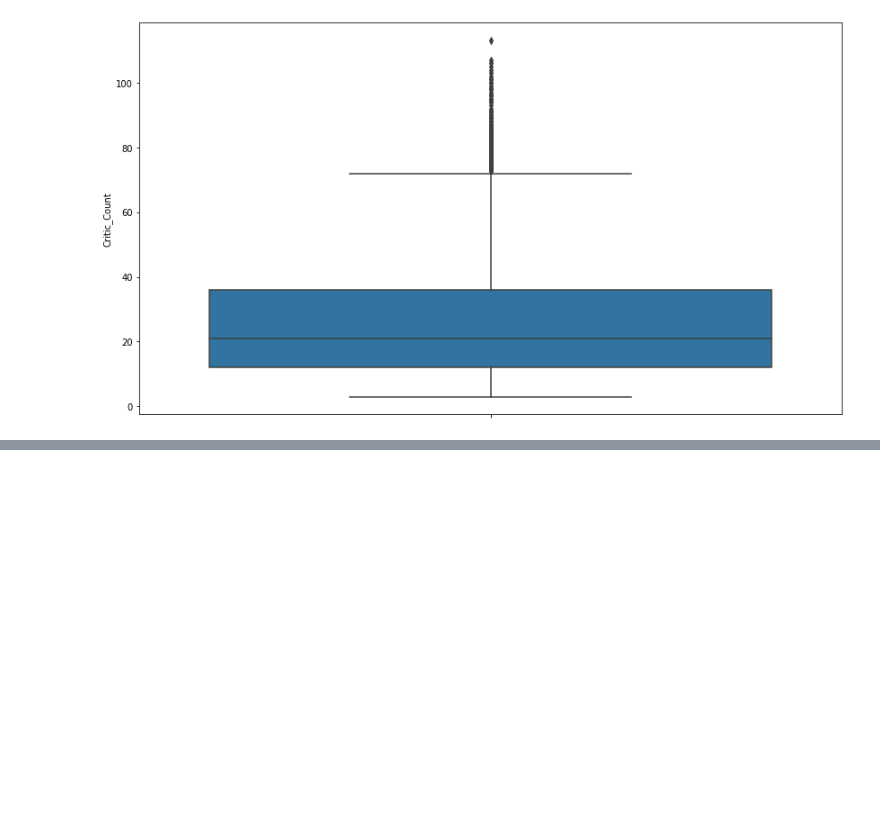
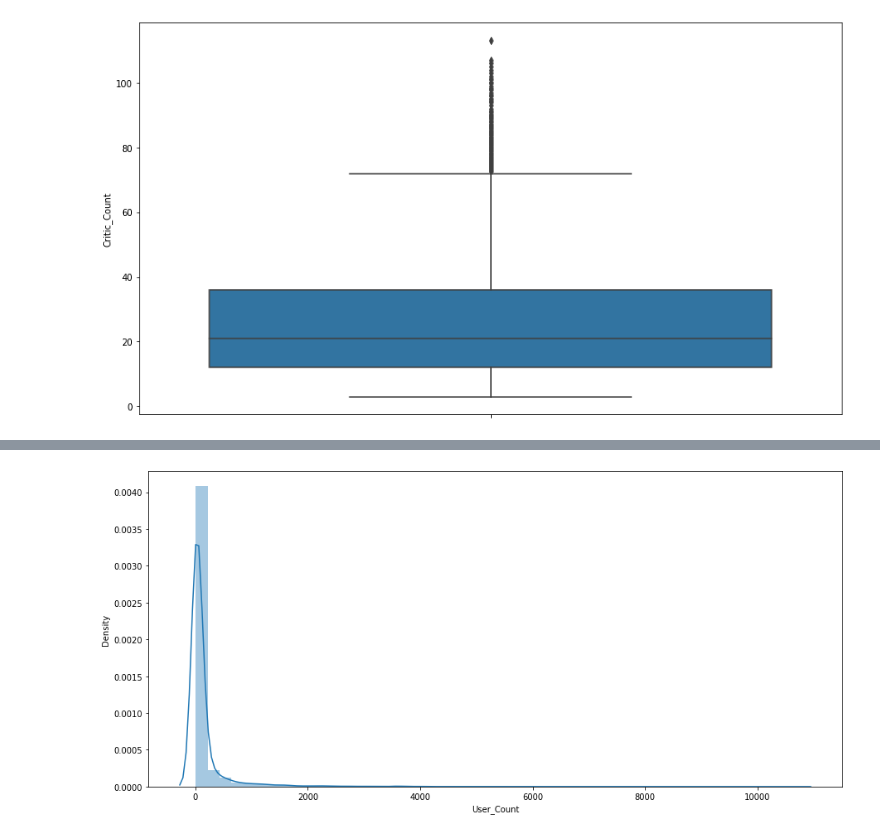
Before and after one commit to rushikeshnaik779/EDA, a Jupyter notebook: Video_Games_Sales.ipynb, the cells around one changed output, grey strips where cells are left out. Saved outputs shown, nothing was run; the diff lists cells and outputs as text; code cells hidden in the pictures; blank space fills up the shorter version.

```diff
--- a/Video_Games_Sales.ipynb
+++ b/Video_Games_Sales.ipynb
@@ -255,0 +260,7 @@ TypeError: ignored
+# %%
+# USER COUNT
+plt.figure(figsize=(15, 7))
+sns.distplot(data.User_Count.dropna(), kde=True)
+plt.show()
+# %% [output]
+[figure, added]
```
Also changed, not shown: parts of 4 cells of this notebook.
